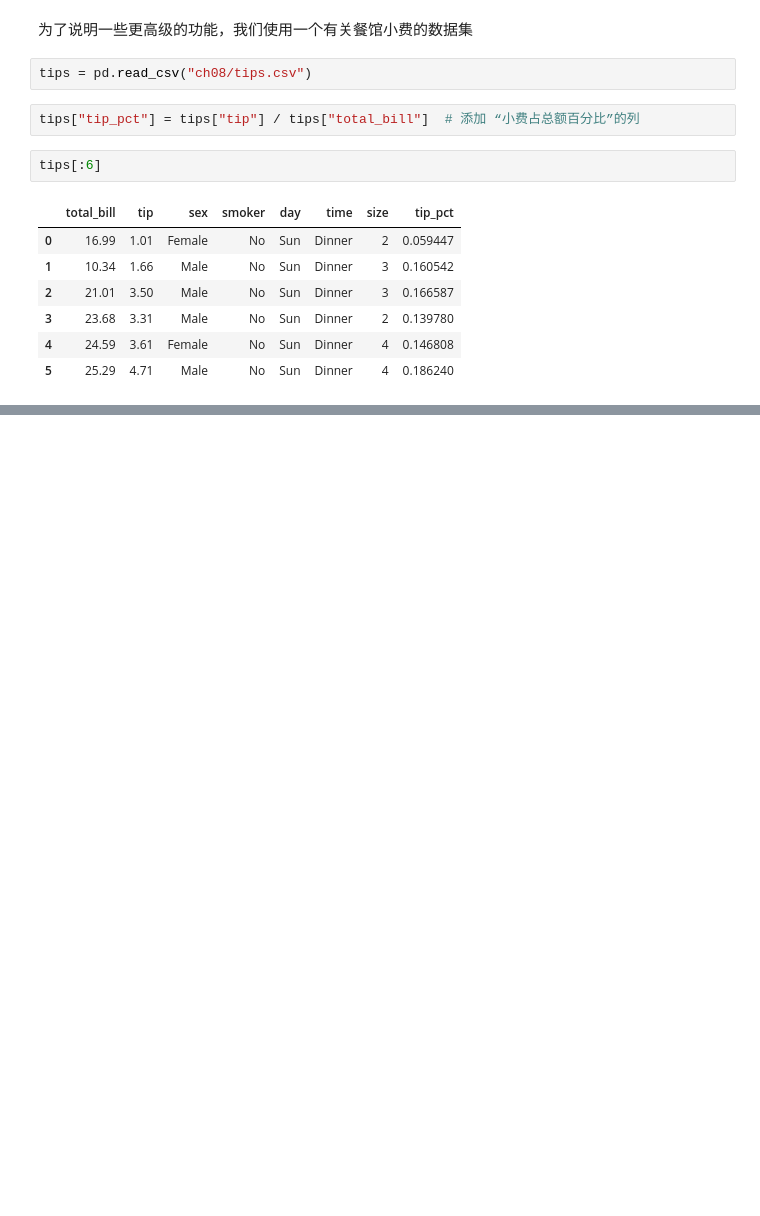
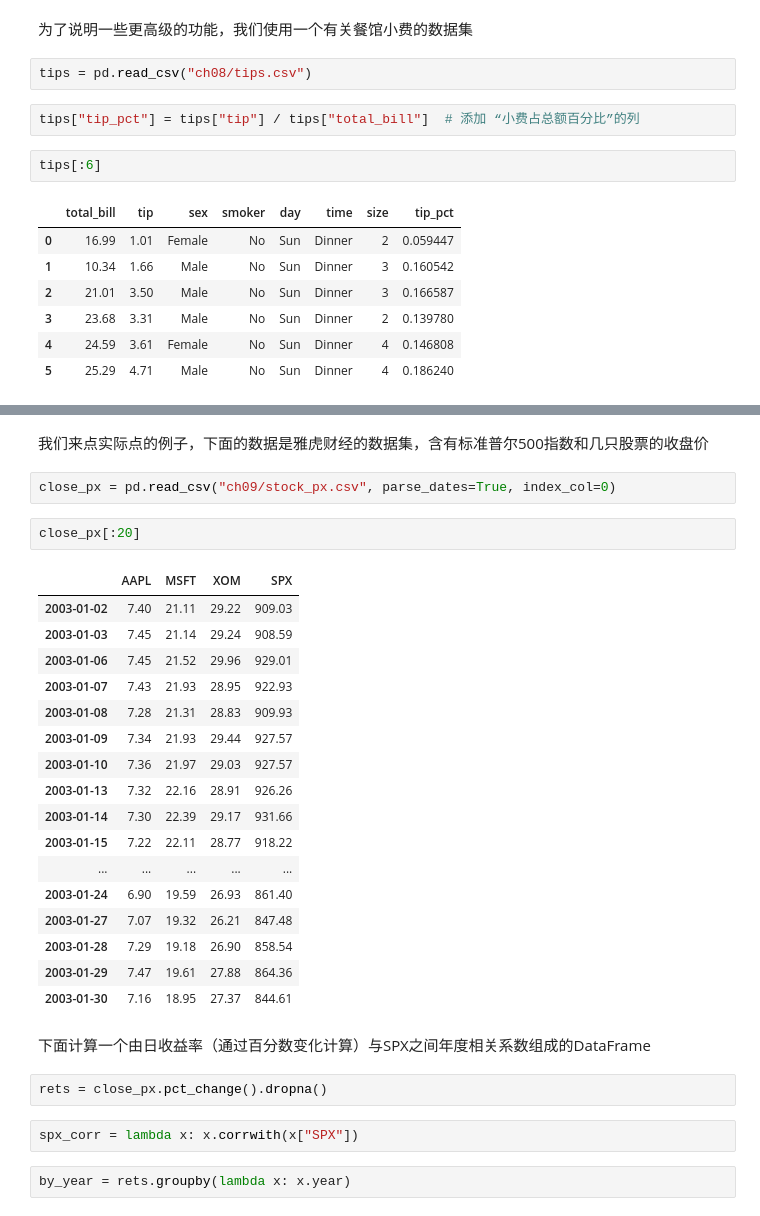
Before and after one commit to imouren/imouren.github.io, a Jupyter notebook: _drafts/数据聚合与分组运算.ipynb, the cells around one changed output, grey strips where cells are left out. Cells and saved outputs as stored; diff of their text form; blank space fills up the shorter version.

```diff
--- a/_drafts/数据聚合与分组运算.ipynb
+++ b/_drafts/数据聚合与分组运算.ipynb
@@ -430,0 +993,32 @@ tips[:6]
+# %% [markdown]
+我们来点实际点的例子，下面的数据是雅虎财经的数据集，含有标准普尔500指数和几只股票的收盘价
+# %%
+close_px = pd.read_csv("ch09/stock_px.csv", parse_dates=True, index_col=0)
+# %%
+close_px[:20]
+# %% [output]
+|  | AAPL | MSFT | XOM | SPX |
+| 2003-01-02 | 7.40 | 21.11 | 29.22 | 909.03 |
+| 2003-01-03 | 7.45 | 21.14 | 29.24 | 908.59 |
+| 2003-01-06 | 7.45 | 21.52 | 29.96 | 929.01 |
+| 2003-01-07 | 7.43 | 21.93 | 28.95 | 922.93 |
+| 2003-01-08 | 7.28 | 21.31 | 28.83 | 909.93 |
+| 2003-01-09 | 7.34 | 21.93 | 29.44 | 927.57 |
+| 2003-01-10 | 7.36 | 21.97 | 29.03 | 927.57 |
+| 2003-01-13 | 7.32 | 22.16 | 28.91 | 926.26 |
+| 2003-01-14 | 7.30 | 22.39 | 29.17 | 931.66 |
+| 2003-01-15 | 7.22 | 22.11 | 28.77 | 918.22 |
+| ... | ... | ... | ... | ... |
+| 2003-01-24 | 6.90 | 19.59 | 26.93 | 861.40 |
+| 2003-01-27 | 7.07 | 19.32 | 26.21 | 847.48 |
+| 2003-01-28 | 7.29 | 19.18 | 26.90 | 858.54 |
+| 2003-01-29 | 7.47 | 19.61 | 27.88 | 864.36 |
+| 2003-01-30 | 7.16 | 18.95 | 27.37 | 844.61 |
+# %% [markdown]
+下面计算一个由日收益率（通过百分数变化计算）与SPX之间年度相关系数组成的DataFrame
+# %%
+rets = close_px.pct_change().dropna()
+# %%
+spx_corr = lambda x: x.corrwith(x["SPX"])
+# %%
+by_year = rets.groupby(lambda x: x.year)
```
Also changed, not shown: parts of 156 cells of this notebook, 5 other files.
